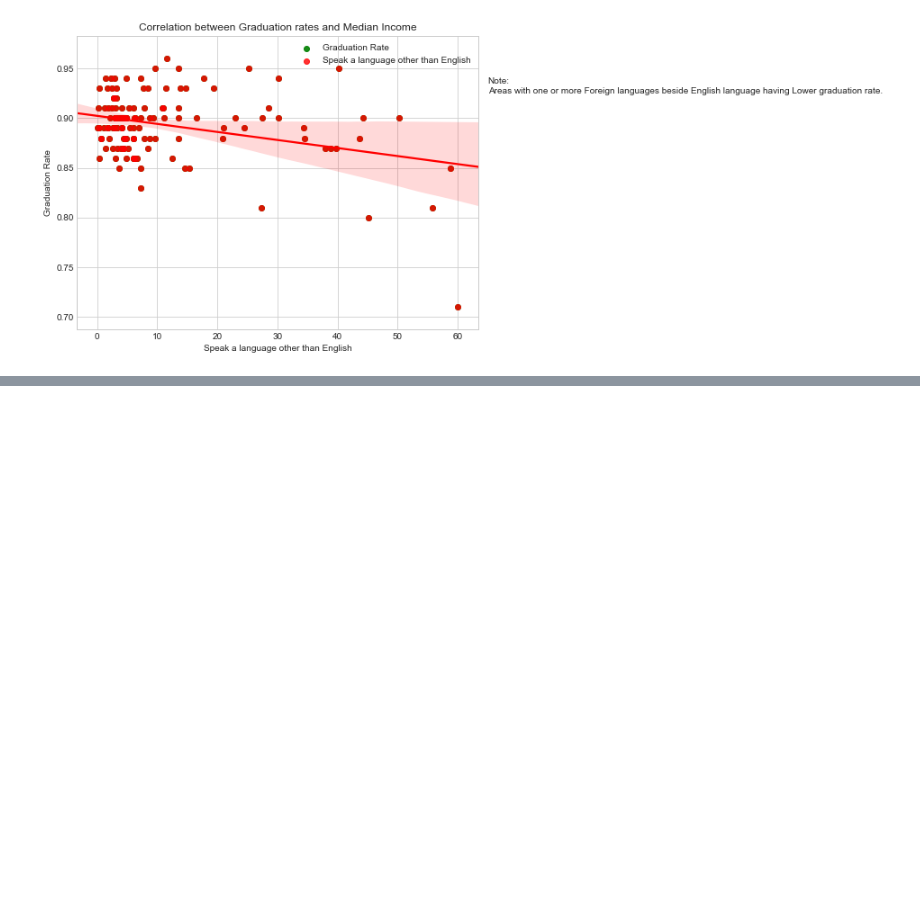
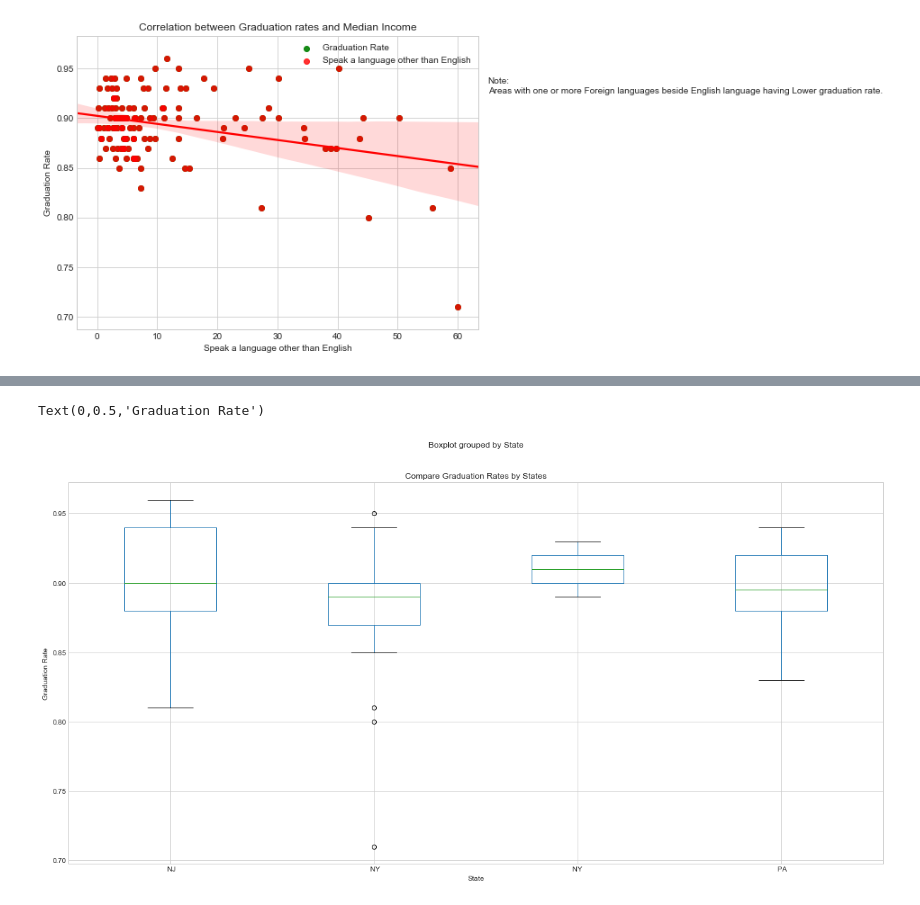
Before and after one commit to Areej32/project, a Jupyter notebook: Clean Data/Models.ipynb, the cells around one changed output, grey strips where cells are left out. Cells and saved outputs as stored; diff of their text form; code cells hidden in the pictures; blank space fills up the shorter version.

```diff
--- a/Clean Data/Models.ipynb
+++ b/Clean Data/Models.ipynb
@@ -528,0 +538,11 @@ plt.show()
+# %%
+# if any of you feel like this is irrelevant plz feel free to delete it
+
+df_county_data.boxplot("Graduation Rate", by="State", figsize=(20, 10))
+
+plt.title("Compare Graduation Rates by States")
+plt.xlabel("State")
+plt.ylabel("Graduation Rate")
+# %% [output]
+Text(0,0.5,'Graduation Rate')
+[figure, added]
```
Also changed, not shown: parts of 3 cells of this notebook.
